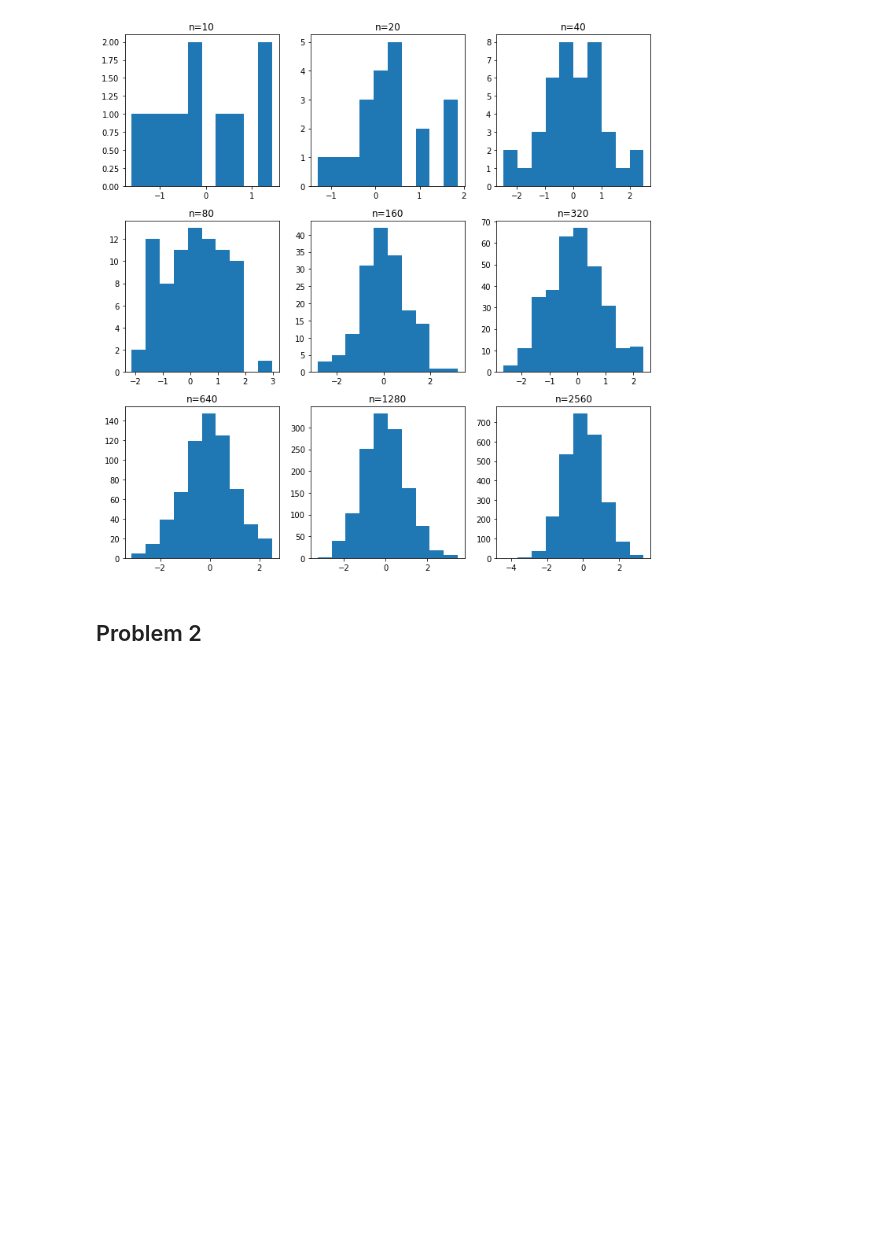
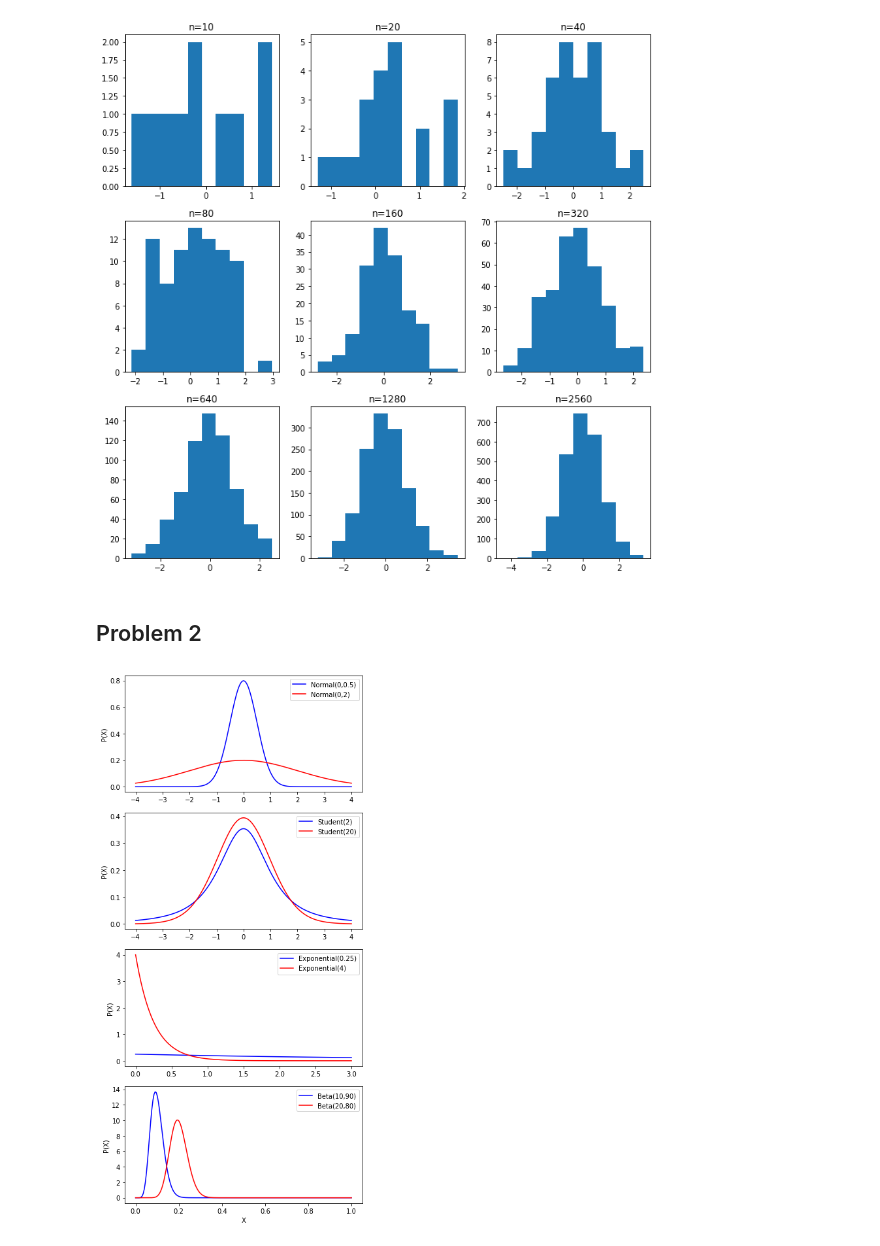
Before and after one commit to joelmfonseca/COM-503, a Jupyter notebook: hw2/hw2_q1.ipynb, the cells around one changed output. Saved outputs shown, nothing was run; the diff lists cells and outputs as text; code cells hidden in the pictures; blank space fills up the shorter version.

```diff
--- a/hw2/hw2_q1.ipynb
+++ b/hw2/hw2_q1.ipynb
@@ -21,6 +22,40 @@ plt.show()
 [figure]
 # %% [markdown]
 ## Problem 2
+# %%
+fig = plt.figure(figsize=(6,12))
+
+x = np.linspace(-4,4,1000)
+y = np.linspace(0,3,500)
+z = np.linspace(0,1, 200)
+
+pdfs = [(x, stats.norm.pdf(x, loc=0, scale=0.5), stats.norm.pdf(x, loc=0, scale=2)),
+        (x, stats.t.pdf(x, df=2), stats.t.pdf(x, df=20)),
+        (y, stats.expon.pdf(y, scale=1/0.25), stats.expon.pdf(y, scale=1/4)),
+        (z, stats.beta.pdf(z, a=10, b=90), stats.beta.pdf(z, a=20, b=80))
+       ]
+labels = ['Normal(0,0.5)',
+         'Normal(0,2)',
+         'Student(2)',
+         'Student(20)',
+         'Exponential(0.25)',
+         'Exponential(4)',
+         'Beta(10,90)',
+         'Beta(20,80)']
+
+for i in range(4):
+    ax = fig.add_subplot(4,1,i+1)
+    ax.plot(pdfs[i][0], pdfs[i][1], color='b', label=labels[2*i])
+    ax.plot(pdfs[i][0], pdfs[i][2], linestyle='-', color='r', label=labels[1+2*i])
+    ax.set_ylabel('P(X)')
+    plt.legend()
+
+ax.set_xlabel('X')
+plt.tight_layout()
+fig.savefig('q1_p2_hist')
+plt.show()
+# %% [output]
+[figure, added]
 # %%
 fig = plt.figure(figsize=(6,12))
 
```
Also changed, not shown: parts of 4 cells of this notebook, 2 other files.
